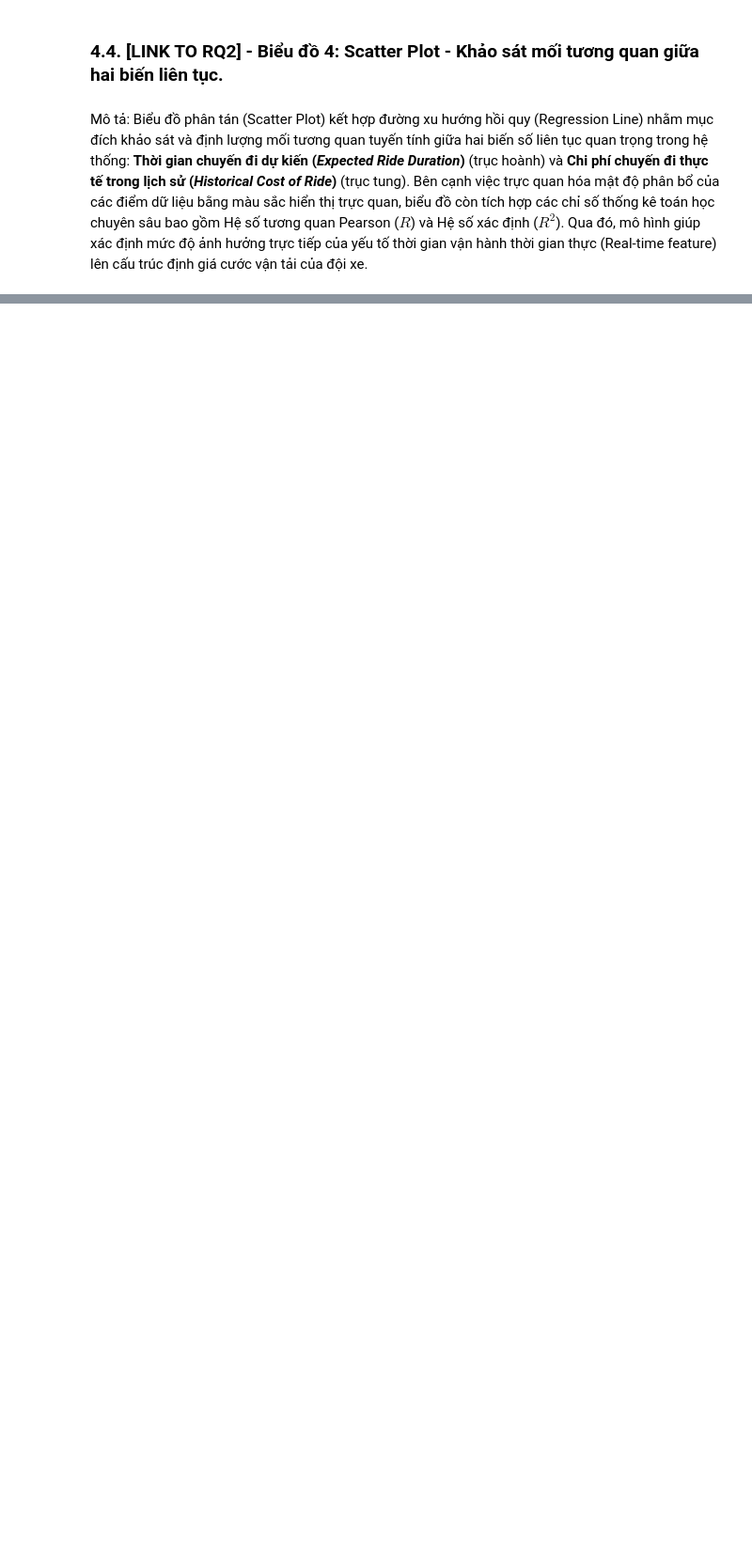
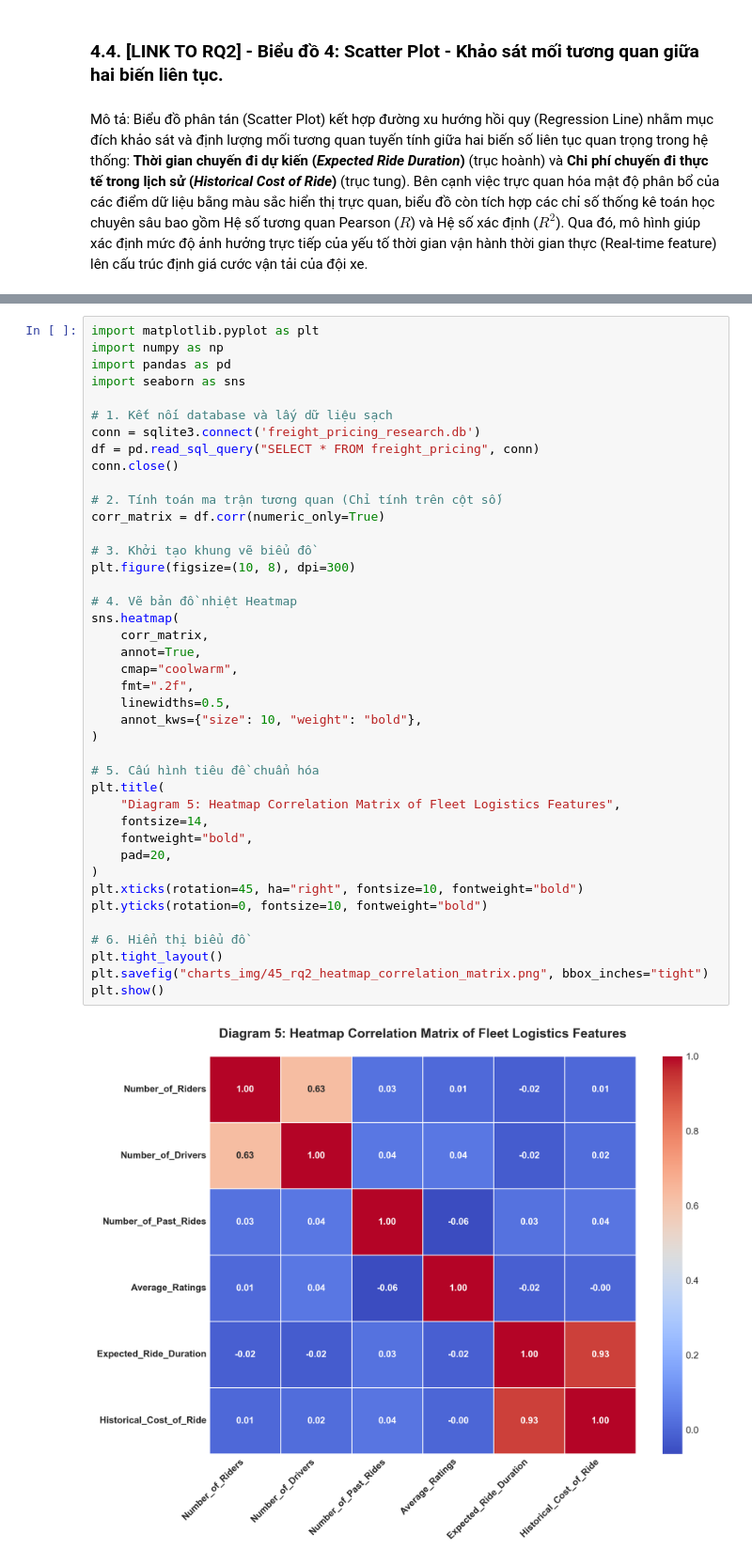
Before and after one commit to trietnguyen2611/AI2008---Group-7---Python-Notebook, a Jupyter notebook: Group_7_AI_Driven_Dynamic_Pricing_in_Freight_&_Shipping_Logistics.ipynb, the cells around one changed output, grey strips where cells are left out. Shown at 94% size. Cells and saved outputs as stored; diff of their text form; blank space fills up the shorter version.

```diff
--- a/Group_7_AI_Driven_Dynamic_Pricing_in_Freight_&_Shipping_Logistics.ipynb
+++ b/Group_7_AI_Driven_Dynamic_Pricing_in_Freight_&_Shipping_Logistics.ipynb
@@ -851,0 +849,43 @@ print('📊 INSIGHT 2: Chỉ số R-squared phản ánh tỷ lệ phần trăm s
+# %%
+import matplotlib.pyplot as plt
+import numpy as np
+import pandas as pd
+import seaborn as sns
+
+# 1. Kết nối database và lấy dữ liệu sạch
+conn = sqlite3.connect('freight_pricing_research.db')
+df = pd.read_sql_query("SELECT * FROM freight_pricing", conn)
+conn.close()
+
+# 2. Tính toán ma trận tương quan (Chỉ tính trên cột số)
+corr_matrix = df.corr(numeric_only=True)
+
+# 3. Khởi tạo khung vẽ biểu đồ
+plt.figure(figsize=(10, 8), dpi=300)
+
+# 4. Vẽ bản đồ nhiệt Heatmap
+sns.heatmap(
+    corr_matrix,
+    annot=True,
+    cmap="coolwarm",
+    fmt=".2f",
+    linewidths=0.5,
+    annot_kws={"size": 10, "weight": "bold"},
+)
+
+# 5. Cấu hình tiêu đề chuẩn hóa
+plt.title(
+    "Diagram 5: Heatmap Correlation Matrix of Fleet Logistics Features",
+    fontsize=14,
+    fontweight="bold",
+    pad=20,
+)
+plt.xticks(rotation=45, ha="right", fontsize=10, fontweight="bold")
+plt.yticks(rotation=0, fontsize=10, fontweight="bold")
+
+# 6. Hiển thị biểu đồ
+plt.tight_layout()
+plt.savefig("charts_img/45_rq2_heatmap_correlation_matrix.png", bbox_inches="tight")
+plt.show()
+# %% [output]
+[figure, added]
```
Also changed, not shown: parts of 13 cells of this notebook, 5 other files.
